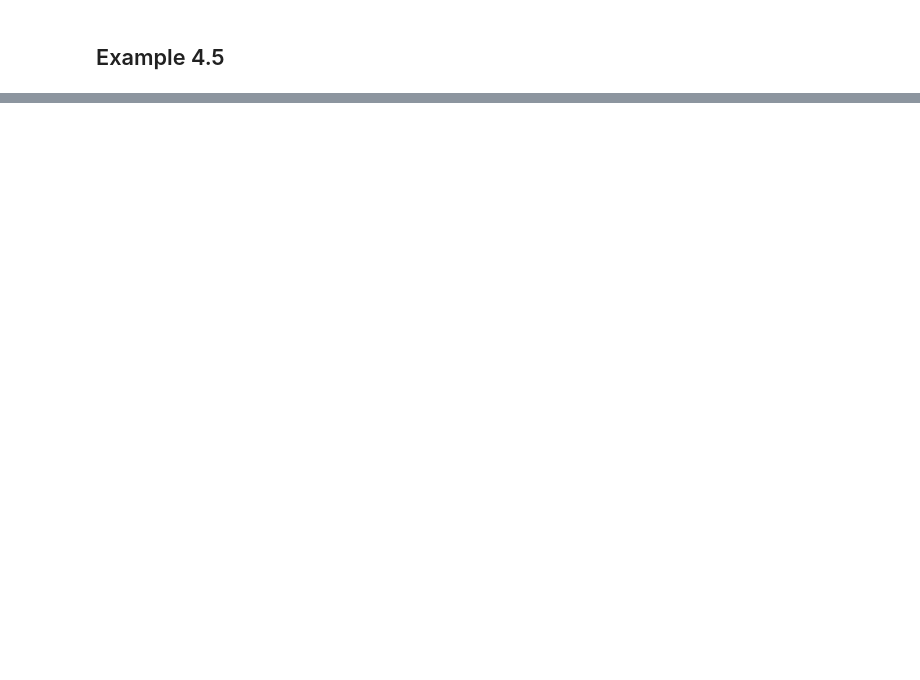
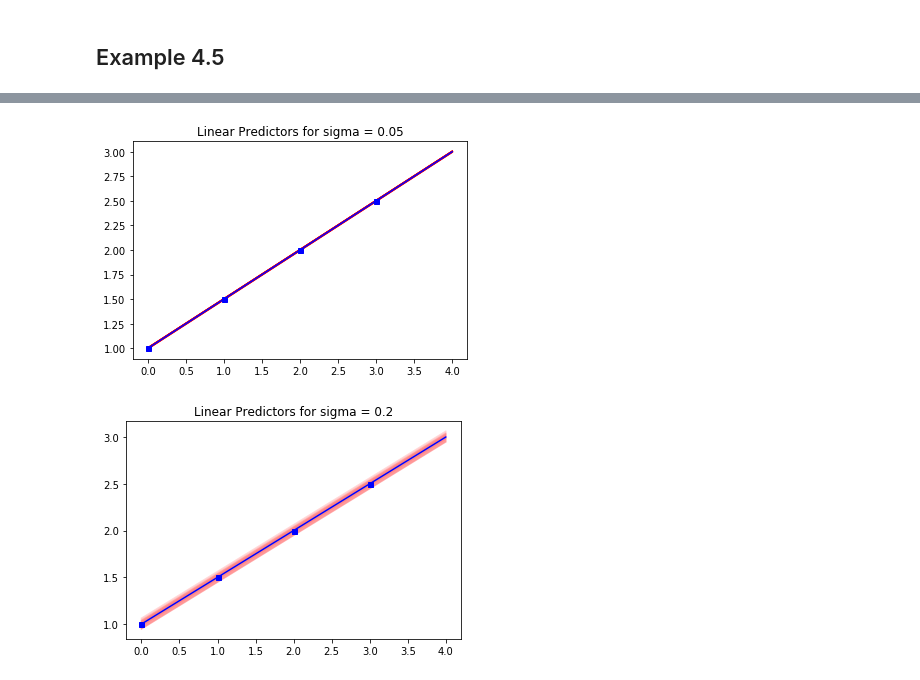
Before and after one commit to nayan-pradhan/MachineLearning_JacobsUniversity, a Jupyter notebook: Assignment5/AssignmentSolution_Sheet5_NayanManSinghPradhan.ipynb, the cells around one changed output, grey strips where cells are left out. Drawn from its saved outputs; the diff is of its cells as text; code cells hidden in the pictures; blank space fills up the shorter version.

```diff
--- a/Assignment5/AssignmentSolution_Sheet5_NayanManSinghPradhan.ipynb
+++ b/Assignment5/AssignmentSolution_Sheet5_NayanManSinghPradhan.ipynb
@@ -343,0 +296,61 @@ plt.show()
+# %%
+## Example 4.5
+
+X = np.array([[0],[1],[2],[3]])
+solved_no_noise = linear_eqn_solver(0.5, X, 1)
+
+X_eval = np.linspace(0,4,1000)
+X_eval = X_eval.reshape(-1,1)
+plt.figure()
+
+temp_no_noise = []
+
+for i in X_eval:
+    temp_no_noise.append(lin_reg(X, solved_no_noise, i)[0])
+
+temp_no_noise = np.asarray(temp_no_noise)
+
+## For sigma = 0.05
+for j in range(0,20):
+
+    gaussian_noise_1 = np.random.normal(0,(0.05**2),1)
+    solved_with_noise_1 = linear_eqn_solver(0.5, X, 1+gaussian_noise_1)
+
+    temp_with_noise_1 = []
+    for i in X_eval:
+        temp_with_noise_1.append(lin_reg(X, solved_with_noise_1, i)[0])
+
+    temp_with_noise_1 = np.asarray(temp_with_noise_1)
+
+    plt.plot(X_eval, temp_with_noise_1, color='r', alpha=0.5)
+    plt.plot(X,solved_with_noise_1, 'rs', color = 'r', markersize=0)
+
+plt.plot(X_eval, temp_no_noise, color='b', alpha=1, label="Without noise")
+plt.plot(X,solved_no_noise, 'rs', color = 'b', markersize=5)
+
+plt.title("Linear Predictors for sigma = 0.05")
+plt.show()
+
+## For sigma = 0.2
+for j in range(0,20):
+
+    gaussian_noise_2 = np.random.normal(0,(0.2**2),1)
+    solved_with_noise_2 = linear_eqn_solver(0.5, X, 1+gaussian_noise_2)
+
+    temp_with_noise_2 = []
+    for i in X_eval:
+        temp_with_noise_2.append(lin_reg(X, solved_with_noise_2, i)[0])
+
+    temp_with_noise_2 = np.asarray(temp_with_noise_2)
+
+    plt.plot(X_eval, temp_with_noise_2, color='r', alpha=0.15)
+    plt.plot(X,solved_with_noise_2, 'rs', color = 'r', markersize=0)
+
+plt.plot(X_eval, temp_no_noise, color='b', alpha=1, label="Without noise")
+plt.plot(X,solved_no_noise, 'rs', color = 'b', markersize=5)
+
+plt.title("Linear Predictors for sigma = 0.2")
+plt.show()
+# %% [output]
+[figure, added]
+[figure, added]
```
Also changed, not shown: parts of 3 cells of this notebook.
